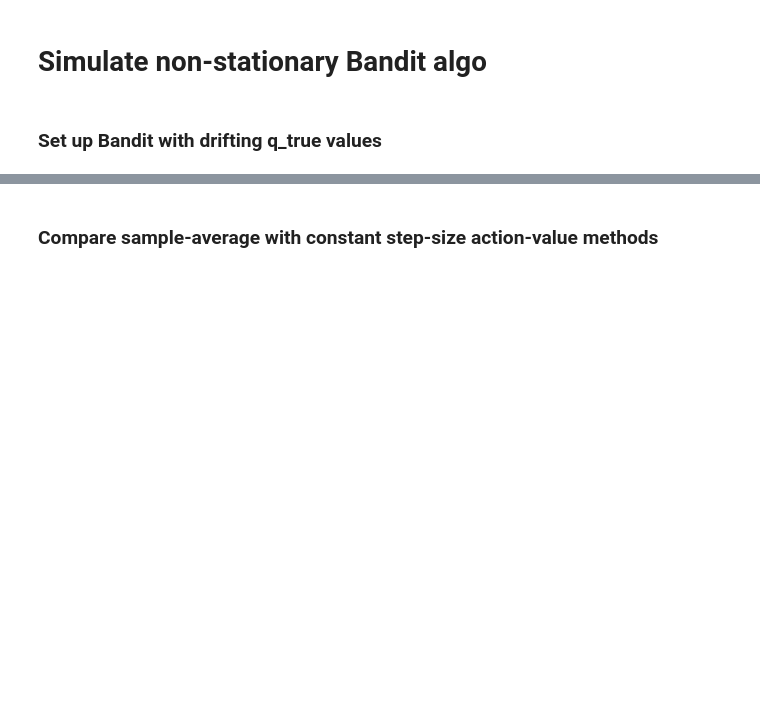
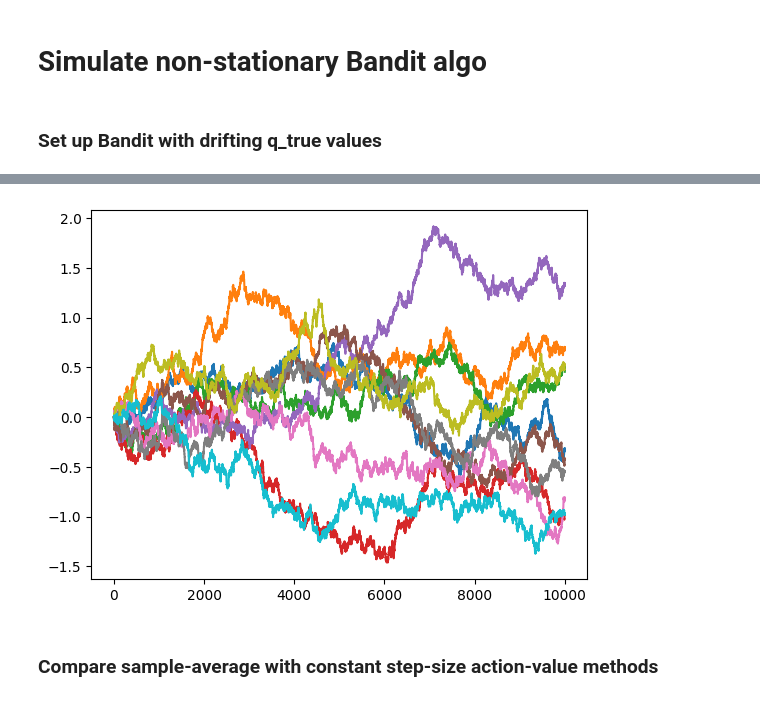
Before and after one commit to alex-ortan/RL_sutton_barto, a Jupyter notebook: ch2/k-armed_bandit_simulation.ipynb, the cells around one changed output, grey strips where cells are left out. Saved outputs shown, nothing was run; the diff lists cells and outputs as text; code cells hidden in the pictures; blank space fills up the shorter version.

```diff
--- a/ch2/k-armed_bandit_simulation.ipynb
+++ b/ch2/k-armed_bandit_simulation.ipynb
@@ -158,2 +119,6 @@ Final optimal reward:    1.78473
+# %%
+plt.plot(q_true_values.T);
+# %% [output]
+[figure, added]
 # %% [markdown]
 ### Compare sample-average with constant step-size action-value methods
```
Also changed, not shown: parts of 13 cells of this notebook, 5 other files.
